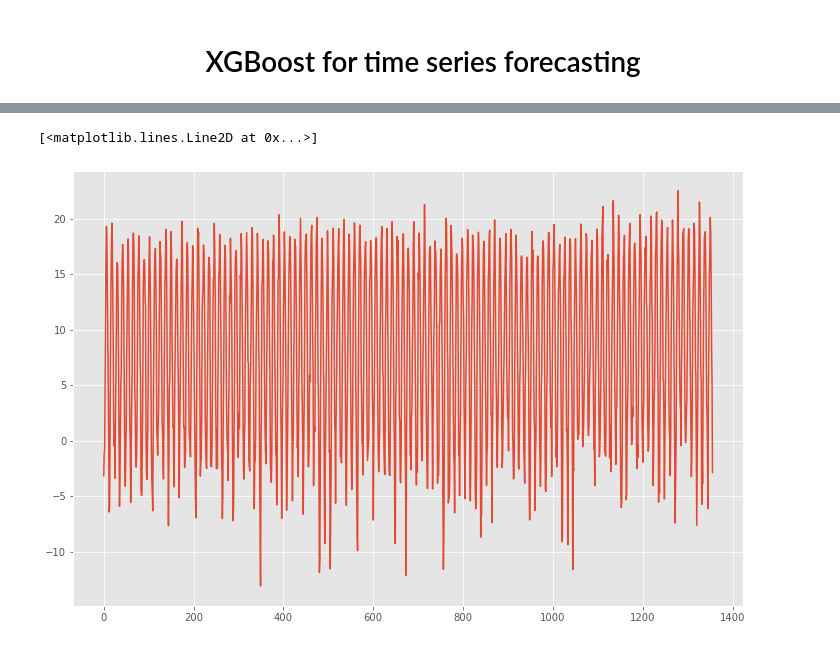
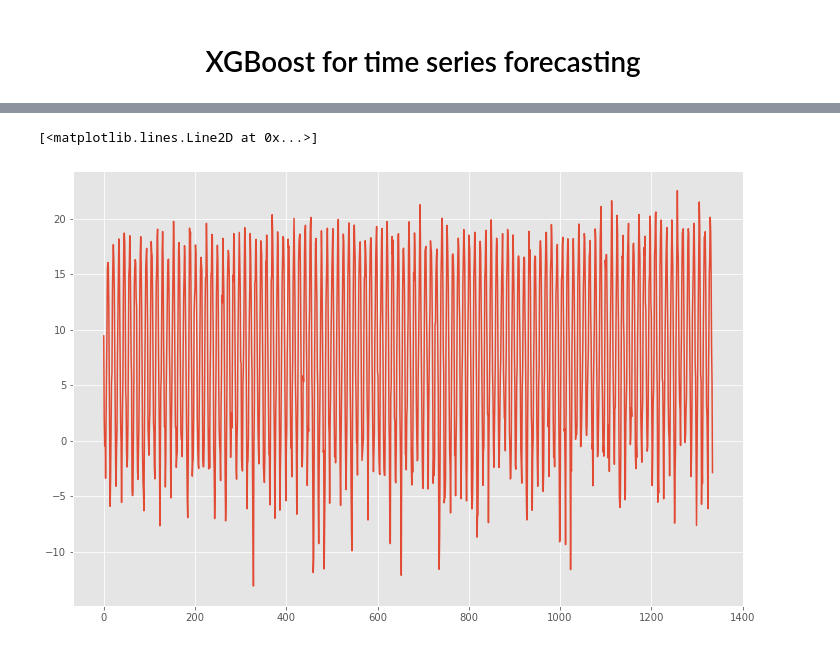
Before and after one commit to Manik2000/time-series-prediction, a Jupyter notebook: Boosting.ipynb, the cells around one changed output, grey strips where cells are left out. Saved outputs shown, nothing was run; the diff lists cells and outputs as text; code cells hidden in the pictures.

Commit message:
save, load and predict_in_sample methods added to xgboost and arima

```diff
--- a/Boosting.ipynb
+++ b/Boosting.ipynb
@@ -58,7 +15,7 @@ class XGBoost:
 # %%
-t = XGBoost(x, 30)
+t = XGBoost(x, 20)
 t.train()
-vals = t.predict(100)
+vals = t.predict(200)
 # %%
 plt.plot(vals)
 plt.show()
@@ -67,5 +24,5 @@ plt.show()
 # %%
-plt.plot(x)
+plt.plot(t.predict_in_sample())
 # %% [output]
 [<matplotlib.lines.Line2D at 0x...>]
-[figure, old version]
+[figure, new version]
```
Also changed, not shown: parts of 4 cells of this notebook, 3 other files.
